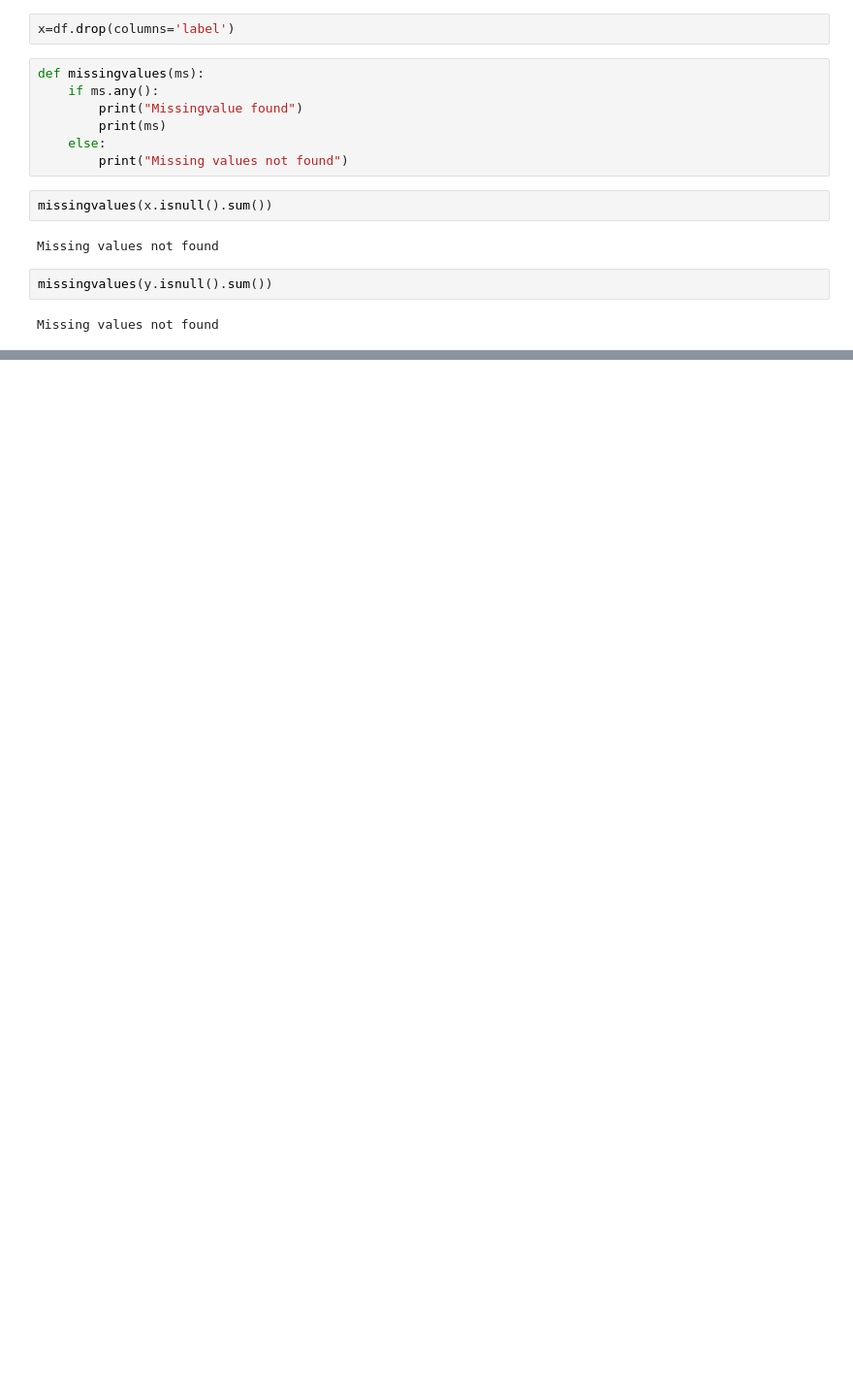
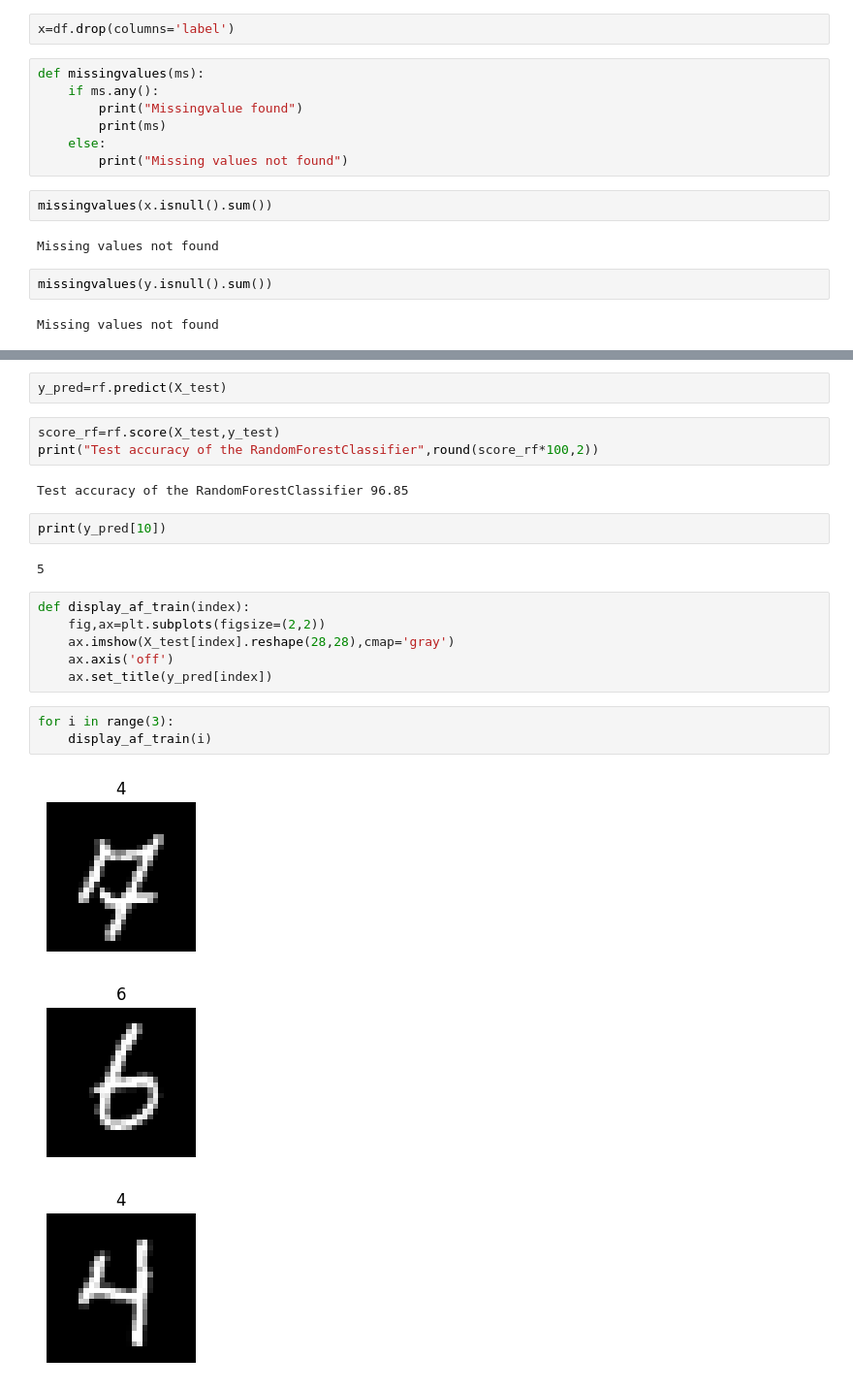
Before and after one commit to Seetharamanrs/Handwriting-Recognition, a Jupyter notebook: Notebook/Notebook.ipynb, the cells around one changed output, grey strips where cells are left out. Shown at 97% size. Cells and saved outputs as stored; diff of their text form; blank space fills up the shorter version.

```diff
--- a/Notebook/Notebook.ipynb
+++ b/Notebook/Notebook.ipynb
@@ -36,0 +89,24 @@ Missing values not found
+# %%
+y_pred=rf.predict(X_test)
+# %%
+score_rf=rf.score(X_test,y_test)
+print("Test accuracy of the RandomForestClassifier",round(score_rf*100,2))
+# %% [output]
+Test accuracy of the RandomForestClassifier 96.85
+# %%
+print(y_pred[10])
+# %% [output]
+5
+# %%
+def display_af_train(index):
+    fig,ax=plt.subplots(figsize=(2,2))
+    ax.imshow(X_test[index].reshape(28,28),cmap='gray')
+    ax.axis('off')
+    ax.set_title(y_pred[index])
+# %%
+for i in range(3):
+    display_af_train(i)
+# %% [output]
+[figure, added]
+[figure, added]
+[figure, added]
```
Also changed, not shown: parts of 12 cells of this notebook.
